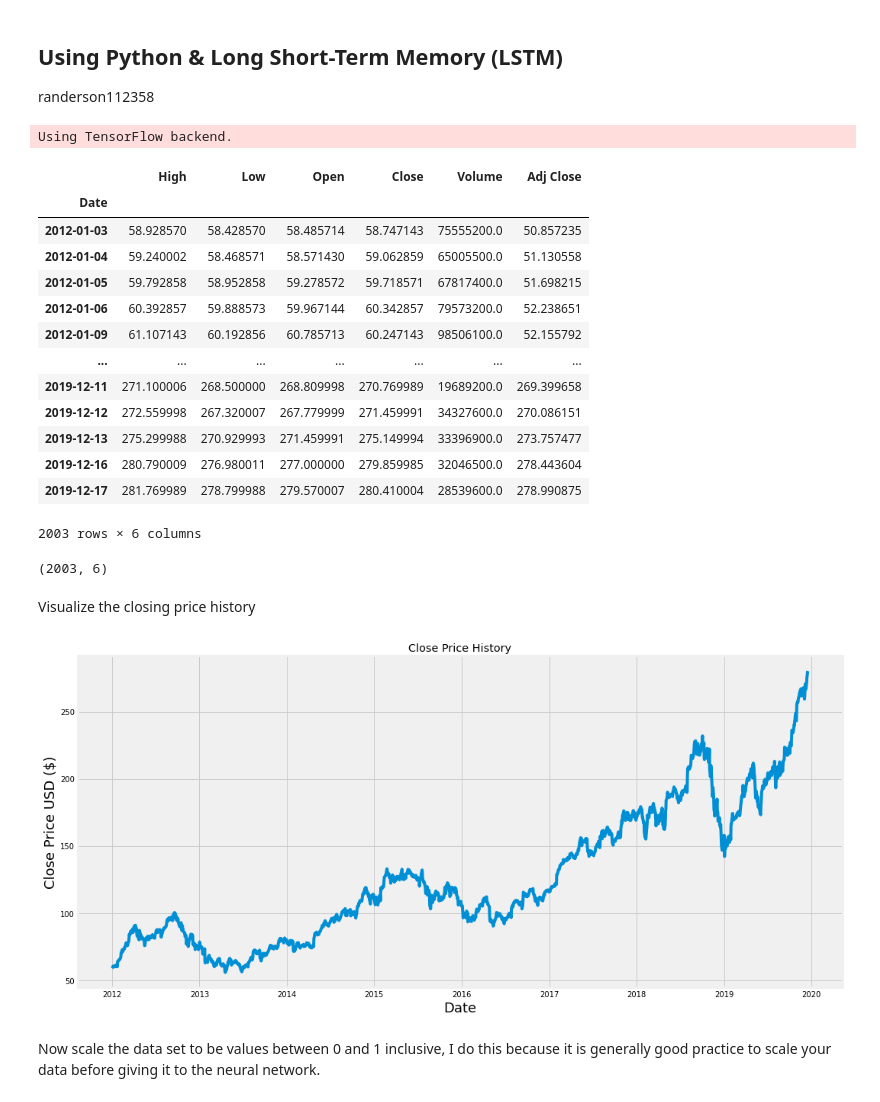
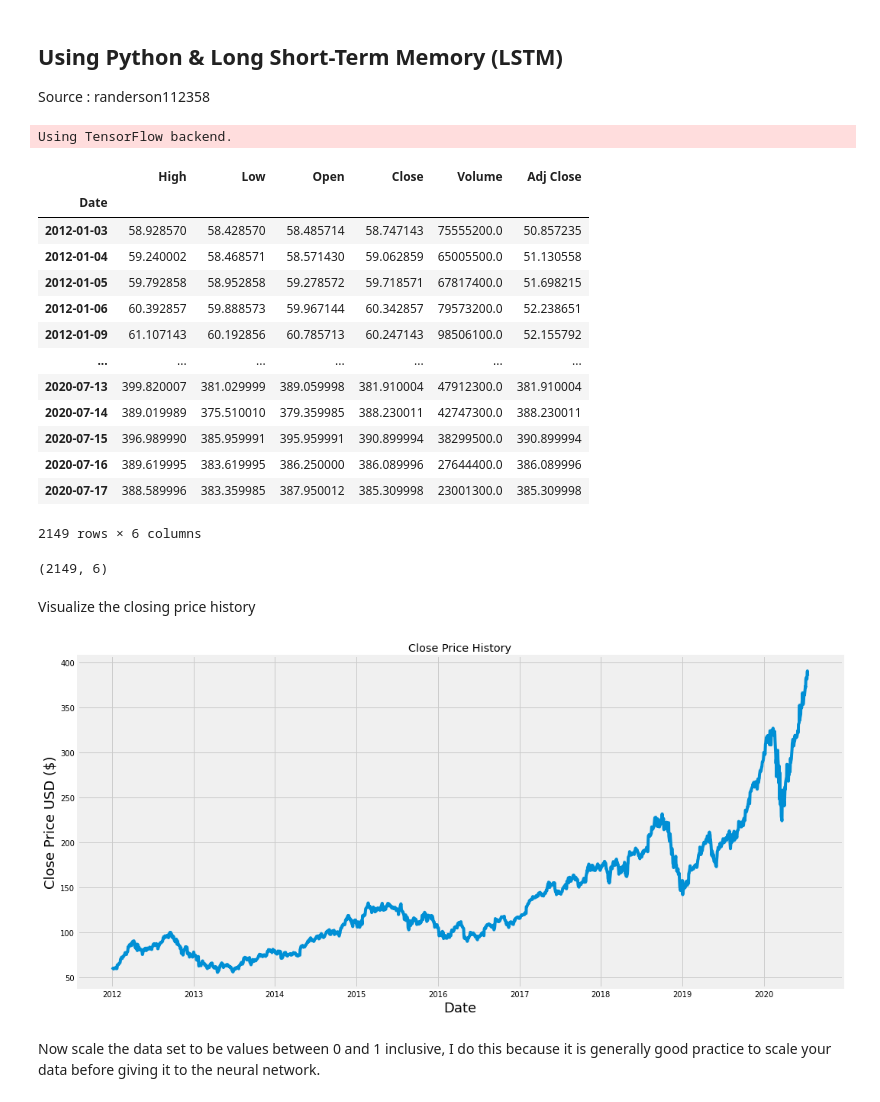
Before and after one commit to doryeng/web1, a Jupyter notebook: Stock_Price_Prediction_using_LSTM_APPLE.ipynb, the cells around one changed output. Saved outputs shown, nothing was run; the diff lists cells and outputs as text; code cells hidden in the pictures.

```diff
--- a/Stock_Price_Prediction_using_LSTM_APPLE.ipynb
+++ b/Stock_Price_Prediction_using_LSTM_APPLE.ipynb
@@ -2,7 +2,7 @@
 <a href="https://colab.research.google.com/github/doryeng/web1/blob/master/Stock_Price_Prediction_using_LSTM_APPLE.ipynb" target="_parent"><img src="https://colab.research.google.com/assets/colab-badge.svg" alt="Open In Colab"/></a>
 # %% [markdown]
 ## Using Python & Long Short-Term Memory (LSTM)
-randerson112358
+Source : randerson112358
 # %%
 #Import the libraries
 import math
@@ -18,28 +18,28 @@ plt.style.use('fivethirtyeight')
 Using TensorFlow backend.
 # %%
 #Get the stock quote
-df = web.DataReader('AAPL', data_source='yahoo', start='2012-01-01', end='2019-12-17')
+df = web.DataReader('AAPL', data_source='yahoo', start='2012-01-01', end='2020-07-18')
 #Show the data
 df
 # %% [output]
 |  | High | Low | Open | Close | Volume | Adj Close |
 | Date |  |  |  |  |  |  |
 | 2012-01-03 | 58.928570 | 58.428570 | 58.485714 | 58.747143 | 75555200.0 | 50.857235 |
 | 2012-01-04 | 59.240002 | 58.468571 | 58.571430 | 59.062859 | 65005500.0 | 51.130558 |
 | 2012-01-05 | 59.792858 | 58.952858 | 59.278572 | 59.718571 | 67817400.0 | 51.698215 |
 | 2012-01-06 | 60.392857 | 59.888573 | 59.967144 | 60.342857 | 79573200.0 | 52.238651 |
 | 2012-01-09 | 61.107143 | 60.192856 | 60.785713 | 60.247143 | 98506100.0 | 52.155792 |
 | ... | ... | ... | ... | ... | ... | ... |
-| 2019-12-11 | 271.100006 | 268.500000 | 268.809998 | 270.769989 | 19689200.0 | 269.399658 |
-| 2019-12-12 | 272.559998 | 267.320007 | 267.779999 | 271.459991 | 34327600.0 | 270.086151 |
-| 2019-12-13 | 275.299988 | 270.929993 | 271.459991 | 275.149994 | 33396900.0 | 273.757477 |
-| 2019-12-16 | 280.790009 | 276.980011 | 277.000000 | 279.859985 | 32046500.0 | 278.443604 |
-| 2019-12-17 | 281.769989 | 278.799988 | 279.570007 | 280.410004 | 28539600.0 | 278.990875 |
+| 2020-07-13 | 399.820007 | 381.029999 | 389.059998 | 381.910004 | 47912300.0 | 381.910004 |
+| 2020-07-14 | 389.019989 | 375.510010 | 379.359985 | 388.230011 | 42747300.0 | 388.230011 |
+| 2020-07-15 | 396.989990 | 385.959991 | 395.959991 | 390.899994 | 38299500.0 | 390.899994 |
+| 2020-07-16 | 389.619995 | 383.619995 | 386.250000 | 386.089996 | 27644400.0 | 386.089996 |
+| 2020-07-17 | 388.589996 | 383.359985 | 387.950012 | 385.309998 | 23001300.0 | 385.309998 |
-2003 rows × 6 columns
+2149 rows × 6 columns
 # %%
 df.shape
 # %% [output]
-(2003, 6)
+(2149, 6)
 # %% [markdown]
 Visualize the closing price history
 # %%
@@ -50,7 +50,7 @@ plt.xlabel('Date',fontsize=18)
 plt.ylabel('Close Price USD ($)',fontsize=18)
 plt.show()
 # %% [output]
-[figure, old version]
+[figure, new version]
 # %%
 #Create a new dataframe with only the 'Close' column
 data = df.filter(['Close'])
```
Also changed, not shown: parts of 3 cells of this notebook.
